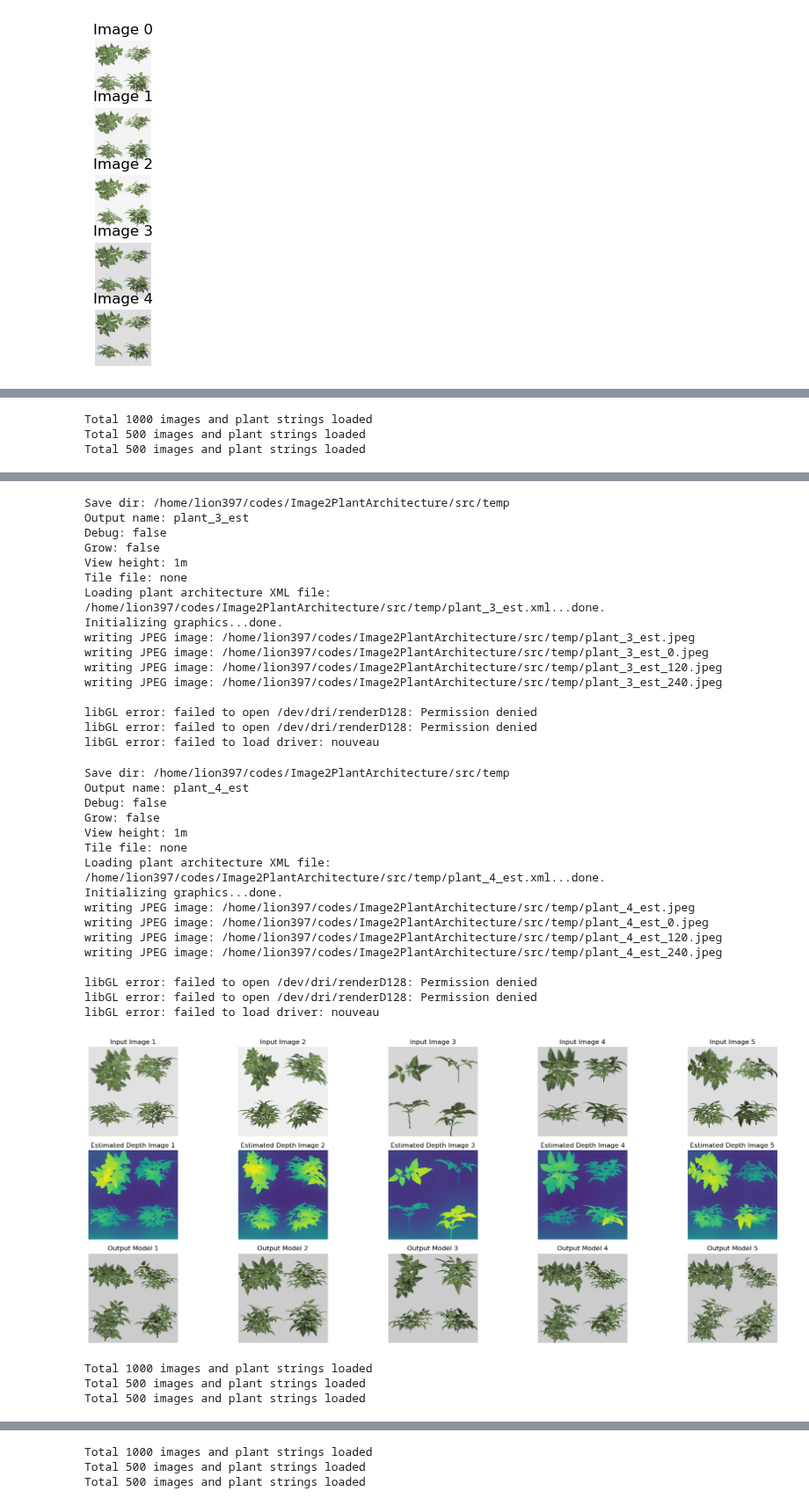
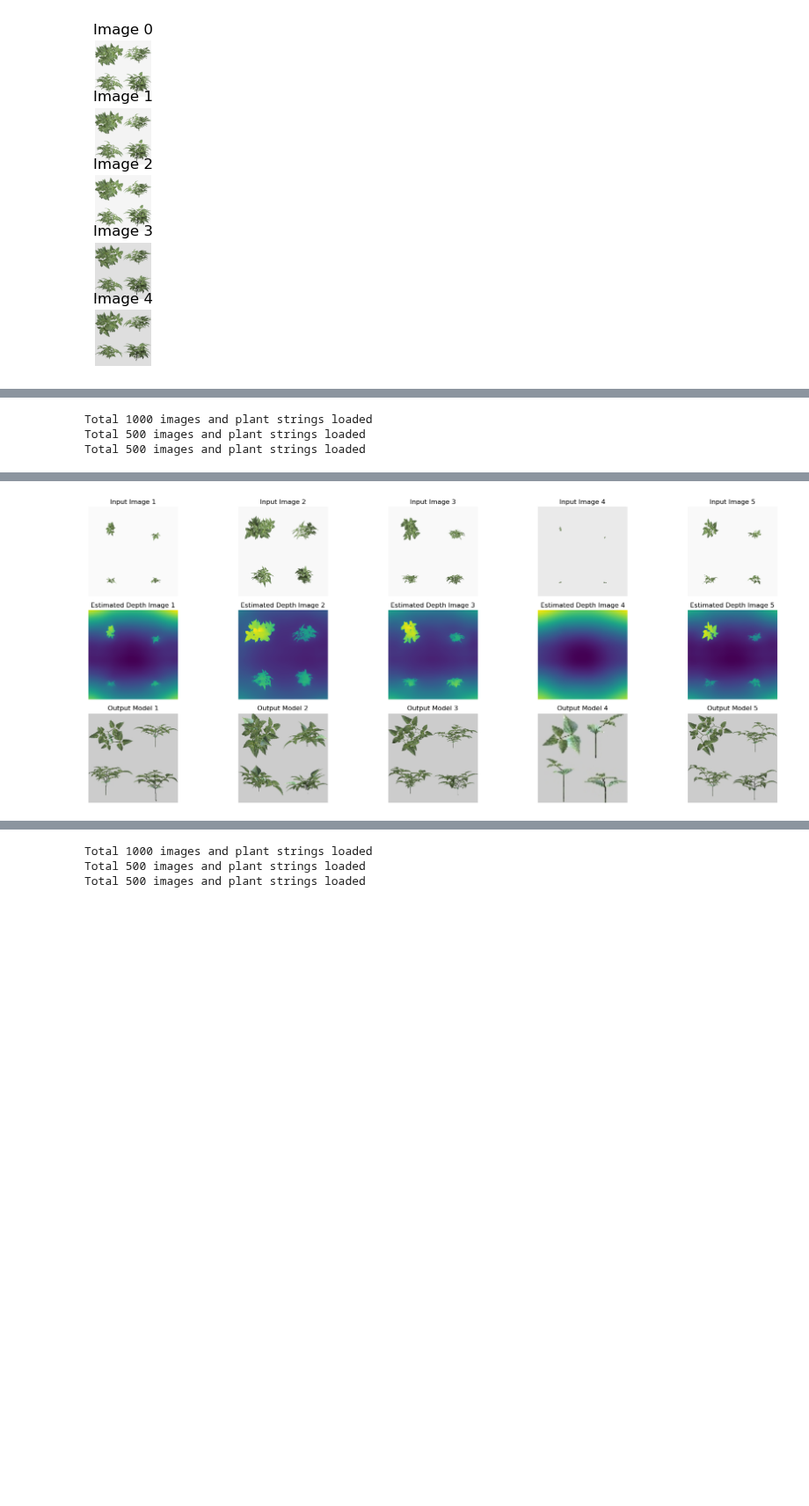
Before and after one commit to GEMINI-Breeding/Image2PlantArchitecture, a Jupyter notebook: src/evaluate_sideview.ipynb, the cells around one changed output, grey strips where cells are left out. Shown at 88% size. Saved outputs shown, nothing was run; the diff lists cells and outputs as text; code cells hidden in the pictures; blank space fills up the shorter version.

Commit message:
Tested quantization per parameters

```diff
--- a/src/evaluate_sideview.ipynb
+++ b/src/evaluate_sideview.ipynb
@@ -72,8 +72,7 @@ for i in range(n):
 # %%
 from models.plightning import MainModule
 # model = MainModule()
-model = MainModule.load_from_checkpoint("../log/20250114_SideView_224_QuantizedParams/version_0/checkpoints/last.ckpt")
-
+model = MainModule.load_from_checkpoint("../log/20250116_SideView_224_NoResize/version_0/checkpoints/best_epoch=56.ckpt")
 model.eval()
 # model.freeze()
 # %% [output]
@@ -115,7 +114,7 @@ import joblib
 
 param_scaler = joblib.load("scaler.pkl")
 
-sideview = False
+sideview = True
 if 0:
     transform = transforms.Compose([
         # transforms.ToTensor(),
@@ -133,7 +132,7 @@ else:
     datamodule = MainDataModule(dataset_dir,
                                 image_size=model.image_size,
                                 load_depth=False,
-                                train_batch_size=1, num_workers=0, process_leaf=True, preload=False, side_view=sideview)
+                                train_batch_size=1, num_workers=0, process_leaf=False, preload=False, side_view=sideview)
     # growth_stages = [f"{day:02d}" for day in range(0,2)]
     # datamodule.setup(growth_stages=growth_stages)
     datamodule.setup()
@@ -209,7 +208,7 @@ for idx, (image, plant_info, out, lengths) in enumerate(dataloader):
         re_render_xml(os.path.abspath(temp_folder), os.path.abspath(plant_xml_file_name))
         img = cv2.imread(plant_xml_file_name.replace("xml","jpeg"))
         if 0:
-            leaf_area, plant_width, plant_height, leaf_img, _ = process_leaf_image(img, sqaure_crop=True, thr=0.2)
+            leaf_area, plant_width, plant_height, leaf_img, _ = process_leaf_image(img, sqaure_crop=False, thr=0.2)
             img = cv2.resize(leaf_img, (image_size, image_size))
         else:
             img = cv2.resize(img, (image_size, image_size))
@@ -320,36 +288 @@ libGL error: failed to load driver: nouveau
-Save dir: /home/lion397/codes/Image2PlantArchitecture/src/temp
-Output name: plant_3_est
-Debug: false
-Grow: false
-View height: 1m
-Tile file: none
-Loading plant architecture XML file: /home/lion397/codes/Image2PlantArchitecture/src/temp/plant_3_est.xml...done.
-Initializing graphics...done.
-writing JPEG image: /home/lion397/codes/Image2PlantArchitecture/src/temp/plant_3_est.jpeg
-writing JPEG image: /home/lion397/codes/Image2PlantArchitecture/src/temp/plant_3_est_0.jpeg
-writing JPEG image: /home/lion397/codes/Image2PlantArchitecture/src/temp/plant_3_est_120.jpeg
-writing JPEG image: /home/lion397/codes/Image2PlantArchitecture/src/temp/plant_3_est_240.jpeg
-
-libGL error: failed to open /dev/dri/renderD128: Permission denied
-libGL error: failed to open /dev/dri/renderD128: Permission denied
-libGL error: failed to load driver: nouveau
-Save dir: /home/lion397/codes/Image2PlantArchitecture/src/temp
-Output name: plant_4_est
-Debug: false
-Grow: false
-View height: 1m
-Tile file: none
-Loading plant architecture XML file: /home/lion397/codes/Image2PlantArchitecture/src/temp/plant_4_est.xml...done.
-Initializing graphics...done.
-writing JPEG image: /home/lion397/codes/Image2PlantArchitecture/src/temp/plant_4_est.jpeg
-writing JPEG image: /home/lion397/codes/Image2PlantArchitecture/src/temp/plant_4_est_0.jpeg
-writing JPEG image: /home/lion397/codes/Image2PlantArchitecture/src/temp/plant_4_est_120.jpeg
-writing JPEG image: /home/lion397/codes/Image2PlantArchitecture/src/temp/plant_4_est_240.jpeg
-
-libGL error: failed to open /dev/dri/renderD128: Permission denied
-libGL error: failed to open /dev/dri/renderD128: Permission denied
-libGL error: failed to load driver: nouveau
-[figure, old version]
+[figure, new version]
-Total 1000 images and plant strings loaded
-Total 500 images and plant strings loaded
-Total 500 images and plant strings loaded
```
Also changed, not shown: parts of 2 cells of this notebook, 6 other files.
